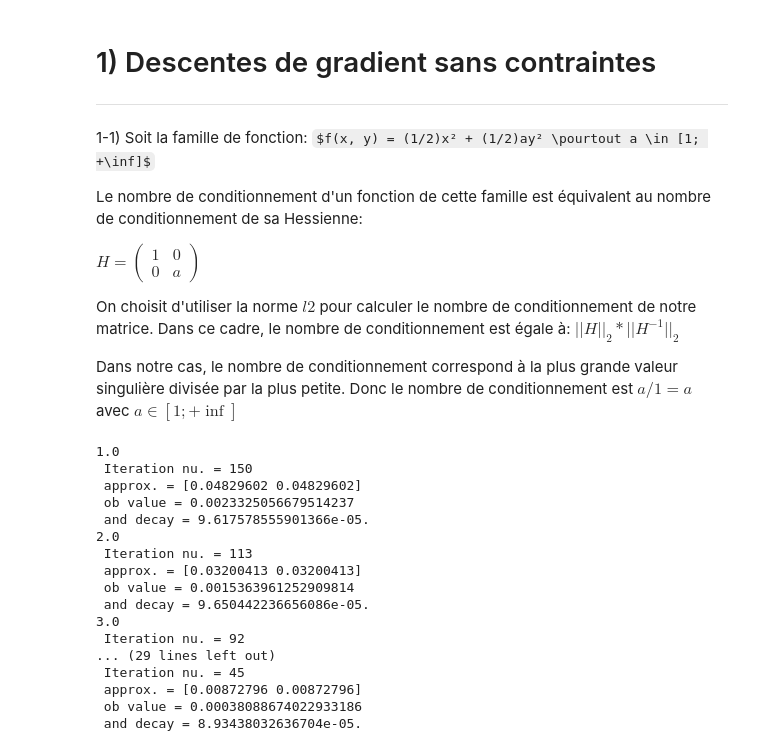
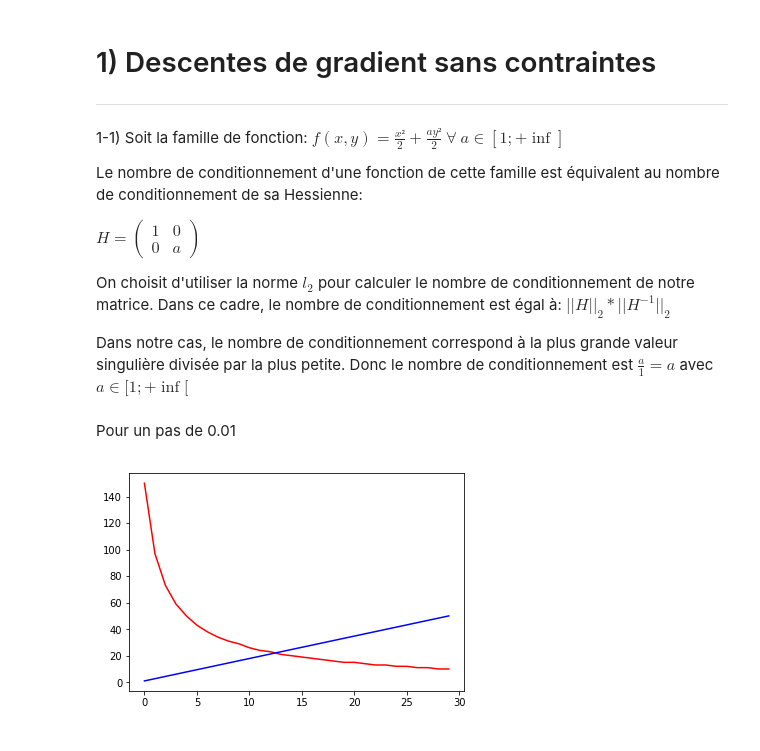
Before and after one commit to Garfounkel/Convex-Optimisation, a Jupyter notebook: ocvx_exam2_2019.ipynb, the cells around one changed output. Cells and saved outputs as stored; diff of their text form; code cells hidden in the pictures; some formulas as TeX source.

Commit message:
ex1-1: Minor writing fixes in ex1-1 answer, Add different steps evaluation.

```diff
--- a/ocvx_exam2_2019.ipynb
+++ b/ocvx_exam2_2019.ipynb
@@ -2,15 +2,15 @@
 # 1) Descentes de gradient sans contraintes
 -------------------------------------------
 # %% [markdown]
-1-1) Soit la famille de fonction: $f(x, y) = (1/2)x² + (1/2)ay² \pourtout a \in [1; +\inf]$
+1-1) Soit la famille de fonction: $f(x, y) = \frac{x²}{2} + \frac{ay²}{2} ~\forall~ a \in [1; +\inf]$
 
-Le nombre de conditionnement d'un fonction de cette famille est équivalent au nombre de conditionnement de sa Hessienne:
+Le nombre de conditionnement d'une fonction de cette famille est équivalent au nombre de conditionnement de sa Hessienne:
 
 $H = \begin{pmatrix} 1 & 0 \\ 0 & a \end{pmatrix}$
 
-On choisit d'utiliser la norme $l2$ pour calculer le nombre de conditionnement de notre matrice.
-Dans ce cadre, le nombre de conditionnement est égale à: $||H||_2 * ||H^{-1}||_2$
+On choisit d'utiliser la norme $l_2$ pour calculer le nombre de conditionnement de notre matrice.
+Dans ce cadre, le nombre de conditionnement est égal à: $||H||_2 * ||H^{-1}||_2$
 
-Dans notre cas, le nombre de conditionnement correspond à la plus grande valeur singulière divisée par la plus petite. Donc le nombre de conditionnement est $a/1 = a$ avec $a \in [1; +\inf]$
+Dans notre cas, le nombre de conditionnement correspond à la plus grande valeur singulière divisée par la plus petite. Donc le nombre de conditionnement est $\frac{a}{1} = a$ avec $a \in [1; +\inf[$
 # %%
 import numpy as np
@@ -65,33 +68,33 @@ def gradient_descent(x, ob_function, d_direction,
 # %%
-for a in range(1, 10):
-    m = np.array([[1, 0], [0, a]])
-    nb_cond1 = np.linalg.norm(m, 2) * np.linalg.norm(np.linalg.inv(m), 2)
-    print(nb_cond1)
+def eval_nb_iterations(step, set_size=30, max_value=50):
 
-    obj = build_obj(a)
-    derivative_obj = build_derivative_obj(a)
+    a_values = np.linspace(1, max_value, num=set_size)
+    iterations = np.zeros((set_size, 1))
+    conditioning = np.zeros((set_size, 1))
 
-    start = np.array([[1], [1]], dtype=float)
-    gradient_descent(start, obj, derivative_obj,
-                     rate=(lambda x, y: 0.01),
-                     decay_function=(lambda x, y: abs(x[0] - y[0])),
-                     tolerance=0.0001, max_iter=1000,
-                     plot_f=(lambda x, y: None))
+    count = 0
+    for a in a_values:
+        m = np.array([[1, 0], [0, a]])
+        nb_cond1 = np.linalg.norm(m, 2) * np.linalg.norm(np.linalg.inv(m), 2)
+        conditioning[count, 0] = nb_cond1
+
+        obj = build_obj(a)
+        derivative_obj = build_derivative_obj(a)
+
+        start = np.array([[1], [1]], dtype=float)
+        P, n_iter = gradient_descent(start, obj, derivative_obj,
+                                     rate=(lambda x, y: step),
+                                     decay_function=(lambda x, y: abs(x[0] - y[0])),
+                                     tolerance=0.0001, max_iter=1000,
+                                     plot_f=(lambda x, y: None))
+        iterations[count, 0] = n_iter
+        count+=1
+
+    plt.plot(iterations, 'r', conditioning, 'b')
+    plt.show()
-# %% [output]
-1.0
- Iteration nu. = 150
- approx. = [0.04829602 0.04829602]
- ob value = 0.0023325056679514237
- and decay = 9.617578555901366e-05.
-2.0
- Iteration nu. = 113
- approx. = [0.03200413 0.03200413]
- ob value = 0.0015363961252909814
- and decay = 9.650442236656086e-05.
-3.0
- Iteration nu. = 92
-... (29 lines left out)
- Iteration nu. = 45
- approx. = [0.00872796 0.00872796]
- ob value = 0.00038088674022933186
- and decay = 8.93438032636704e-05.
+# %% [markdown]
+Pour un pas de 0.01
+# %%
+eval_nb_iterations(0.01)
+# %% [output]
+[figure, added]
```
Also changed, not shown: parts of 7 cells of this notebook.
